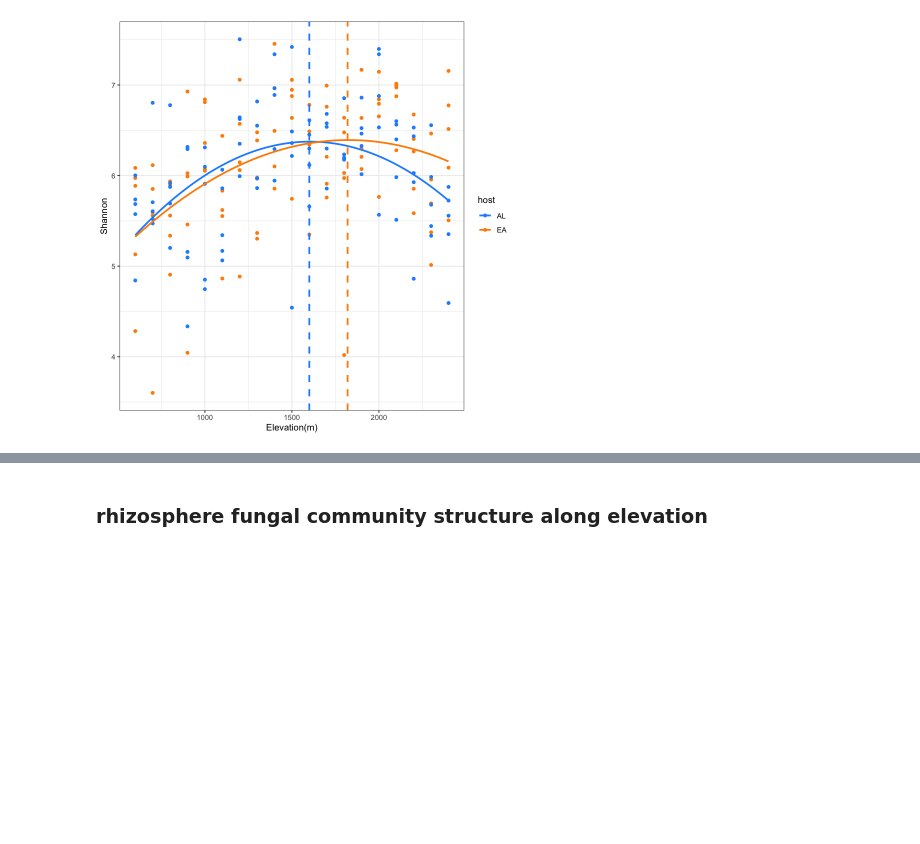
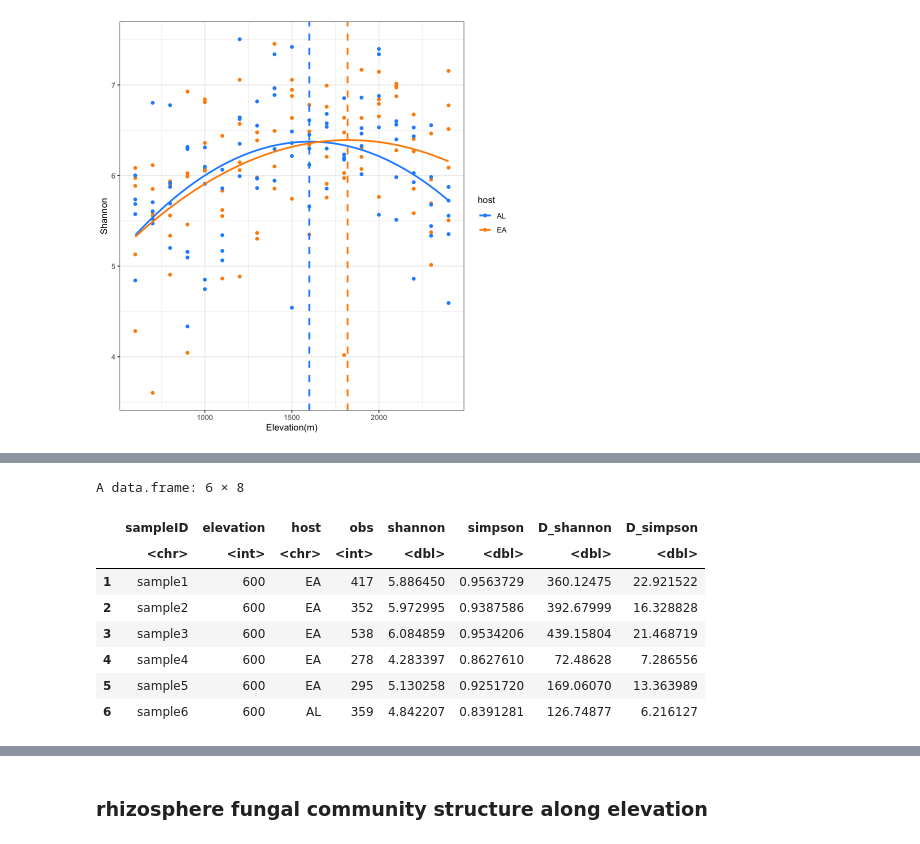
Before and after one commit to Kaoping/plant-microbe-microbe-connection-study, a Jupyter notebook: Plant-microbe-microbe interaction study.ipynb, the cells around one changed output, grey strips where cells are left out. Cells and saved outputs as stored; diff of their text form; code cells hidden in the pictures; blank space fills up the shorter version.

```diff
--- a/Plant-microbe-microbe interaction study.ipynb
+++ b/Plant-microbe-microbe interaction study.ipynb
@@ -265,0 +268,3 @@ ggplot(data = North_alpha , aes(x = elevation, y = shannon , col = host)) +
+# %%
+North_alpha = read.table(file = "North_alpha.txt", header = T)
+head(North_alpha)
@@ -265,0 +281,15 @@ ggplot(data = North_alpha , aes(x = elevation, y = shannon , col = host)) +
+# %%
+North_alpha$D_shannon = exp(North_alpha$shannon)
+North_alpha$D_simpson = 1/(1-North_alpha$simpson)
+
+head(North_alpha)
+# %% [output]
+A data.frame: 6 × 8
+|  | sampleID | elevation | host | obs | shannon | simpson | D_shannon | D_simpson |
+|  | <chr> | <int> | <chr> | <int> | <dbl> | <dbl> | <dbl> | <dbl> |
+| 1 | sample1 | 600 | EA | 417 | 5.886450 | 0.9563729 | 360.12475 | 22.921522 |
+| 2 | sample2 | 600 | EA | 352 | 5.972995 | 0.9387586 | 392.67999 | 16.328828 |
+| 3 | sample3 | 600 | EA | 538 | 6.084859 | 0.9534206 | 439.15804 | 21.468719 |
+| 4 | sample4 | 600 | EA | 278 | 4.283397 | 0.8627610 | 72.48628 | 7.286556 |
+| 5 | sample5 | 600 | EA | 295 | 5.130258 | 0.9251720 | 169.06070 | 13.363989 |
+| 6 | sample6 | 600 | AL | 359 | 4.842207 | 0.8391281 | 126.74877 | 6.216127 |
```
Also changed, not shown: parts of 6 cells of this notebook.
